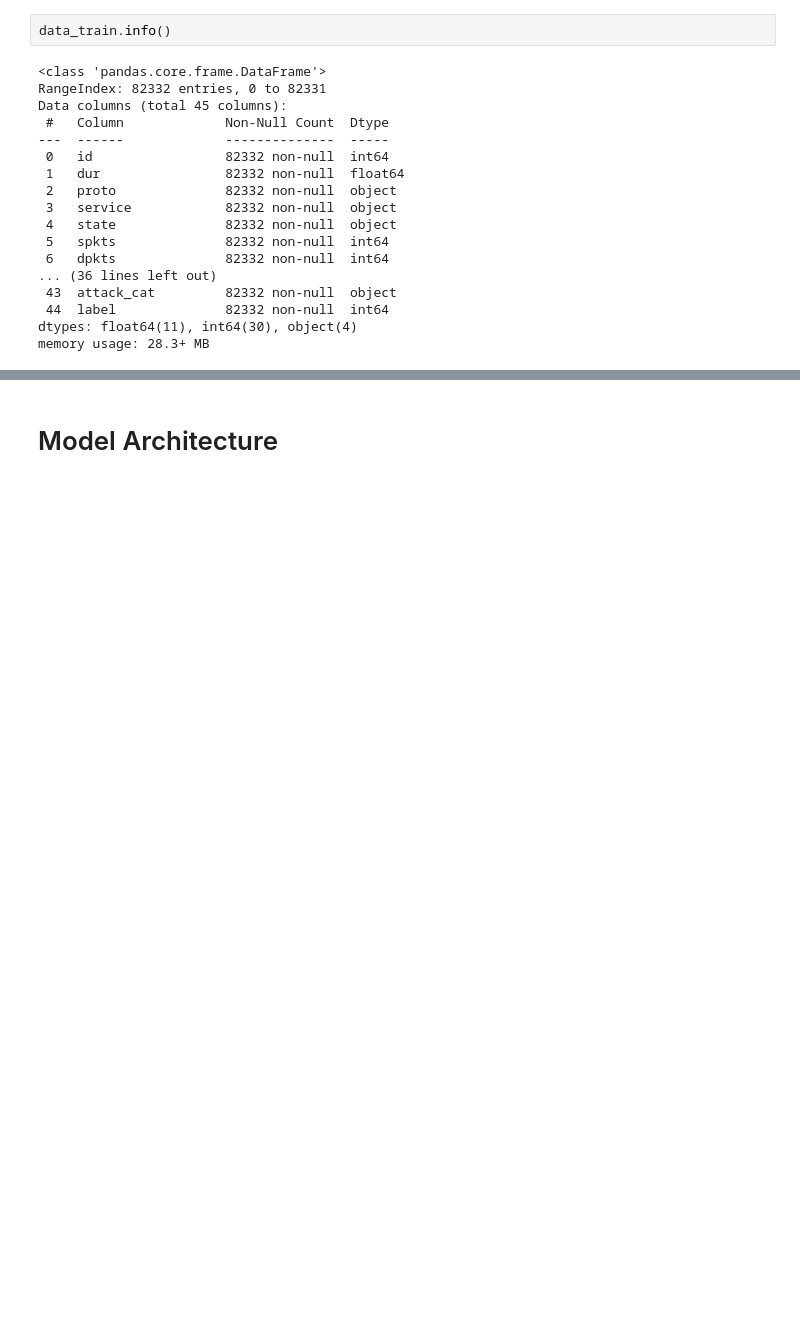
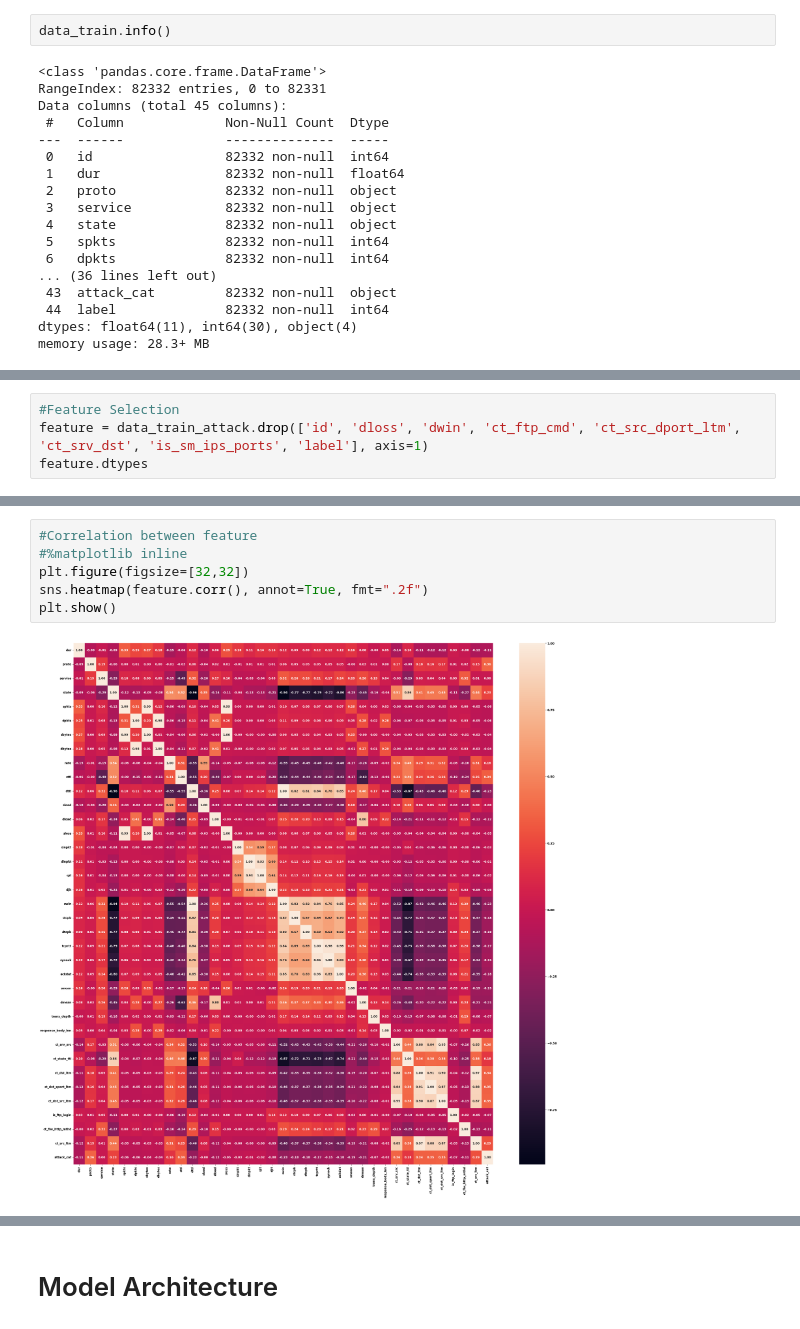
Before and after one commit to rajasa13/Data-Science, a Jupyter notebook: Notebook/UNSW-NB15/cnn_unswnb15.ipynb, the cells around one changed output, grey strips where cells are left out. Saved outputs shown, nothing was run; the diff lists cells and outputs as text; blank space fills up the shorter version.

```diff
--- a/Notebook/UNSW-NB15/cnn_unswnb15.ipynb
+++ b/Notebook/UNSW-NB15/cnn_unswnb15.ipynb
@@ -71,0 +149,4 @@ dtype: object
+# %%
+#Feature Selection
+feature = data_train_attack.drop(['id', 'dloss', 'dwin', 'ct_ftp_cmd', 'ct_src_dport_ltm', 'ct_srv_dst', 'is_sm_ips_ports', 'label'], axis=1)
+feature.dtypes
@@ -71,0 +171,8 @@ dtype: object
+# %%
+#Correlation between feature
+#%matplotlib inline
+plt.figure(figsize=[32,32])
+sns.heatmap(feature.corr(), annot=True, fmt=".2f")
+plt.show()
+# %% [output]
+[figure, added]
```
Also changed, not shown: parts of 26 cells of this notebook.
